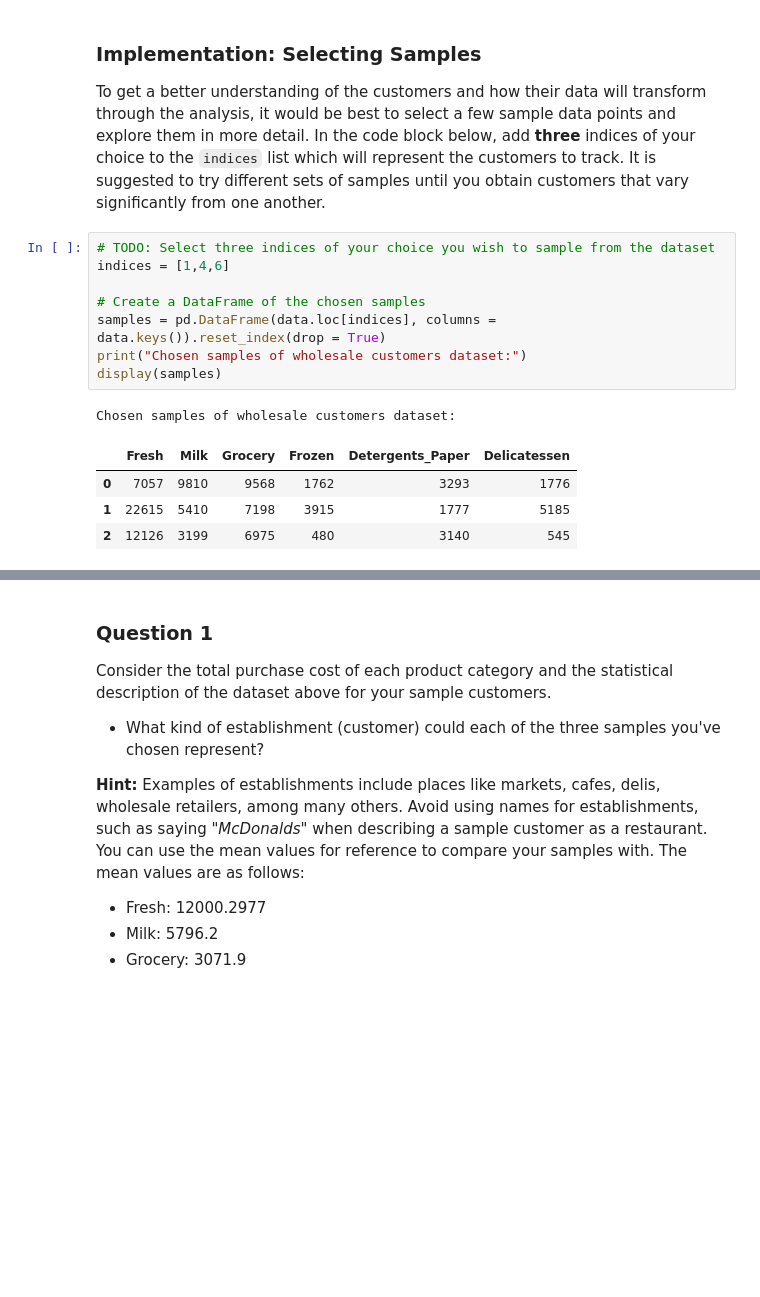
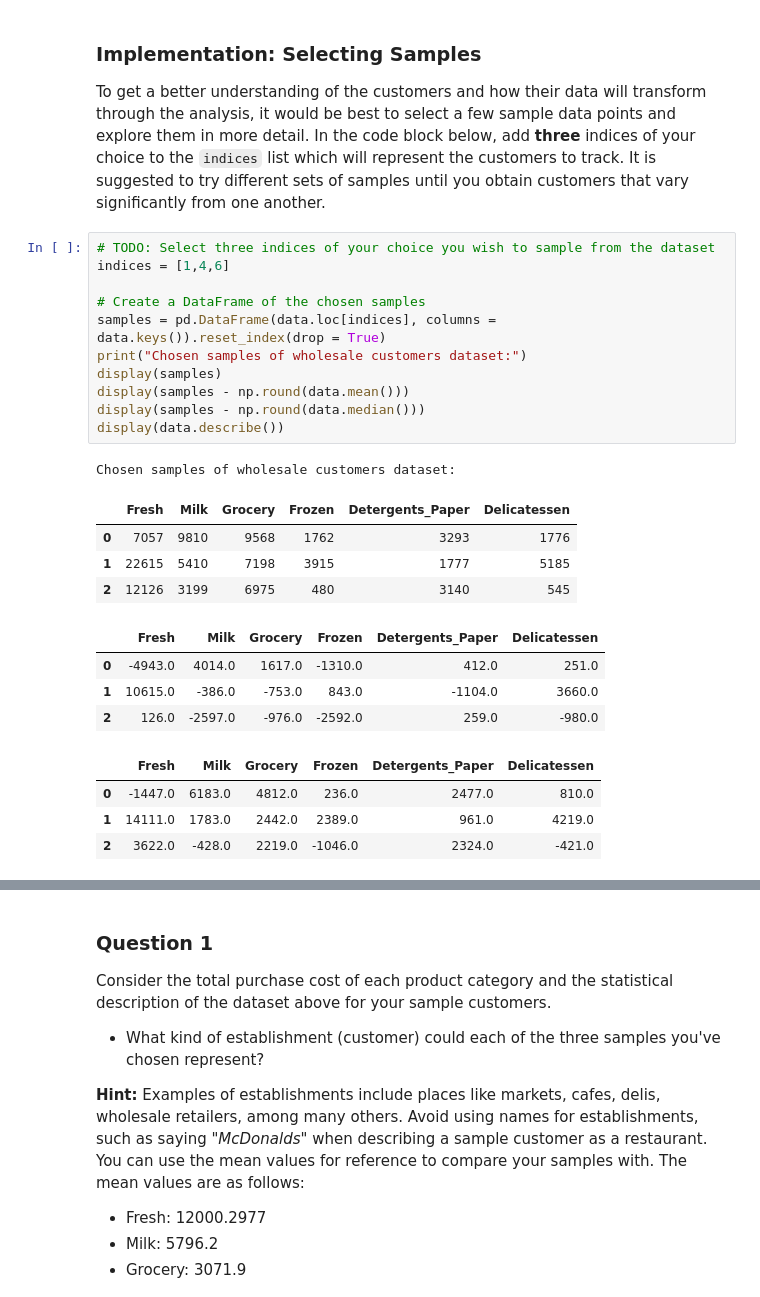
Before and after one commit to jqlee85/customer_segments, a Jupyter notebook: customer_segments.ipynb, the cells around one changed output, grey strips where cells are left out. Cells and saved outputs as stored; diff of their text form; blank space fills up the shorter version.

```diff
--- a/customer_segments.ipynb
+++ b/customer_segments.ipynb
@@ -61,14 +61,25 @@ To get a better understanding of the customers and how their data will transform
 # %%
 # TODO: Select three indices of your choice you wish to sample from the dataset
 indices = [1,4,6]
 
 # Create a DataFrame of the chosen samples
 samples = pd.DataFrame(data.loc[indices], columns = data.keys()).reset_index(drop = True)
 print("Chosen samples of wholesale customers dataset:")
 display(samples)
+display(samples - np.round(data.mean()))
+display(samples - np.round(data.median()))
+display(data.describe())
 # %% [output]
 Chosen samples of wholesale customers dataset:
 |  | Fresh | Milk | Grocery | Frozen | Detergents_Paper | Delicatessen |
 | 0 | 7057 | 9810 | 9568 | 1762 | 3293 | 1776 |
 | 1 | 22615 | 5410 | 7198 | 3915 | 1777 | 5185 |
 | 2 | 12126 | 3199 | 6975 | 480 | 3140 | 545 |
+|  | Fresh | Milk | Grocery | Frozen | Detergents_Paper | Delicatessen |
+| 0 | -4943.0 | 4014.0 | 1617.0 | -1310.0 | 412.0 | 251.0 |
+| 1 | 10615.0 | -386.0 | -753.0 | 843.0 | -1104.0 | 3660.0 |
+| 2 | 126.0 | -2597.0 | -976.0 | -2592.0 | 259.0 | -980.0 |
+|  | Fresh | Milk | Grocery | Frozen | Detergents_Paper | Delicatessen |
+| 0 | -1447.0 | 6183.0 | 4812.0 | 236.0 | 2477.0 | 810.0 |
+| 1 | 14111.0 | 1783.0 | 2442.0 | 2389.0 | 961.0 | 4219.0 |
+| 2 | 3622.0 | -428.0 | 2219.0 | -1046.0 | 2324.0 | -421.0 |
```
Also changed, not shown: parts of 12 cells of this notebook.
